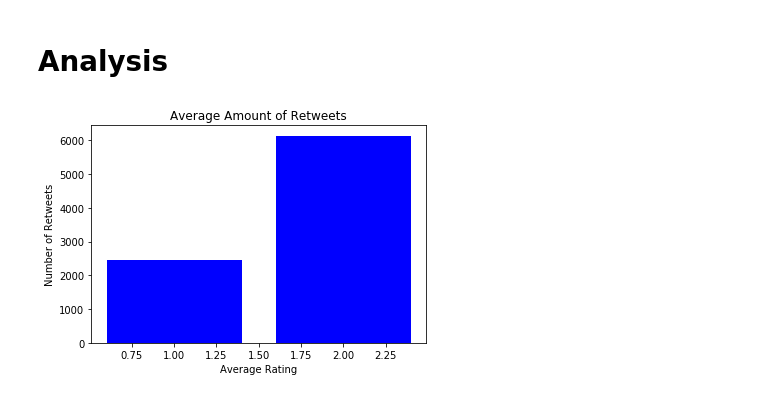
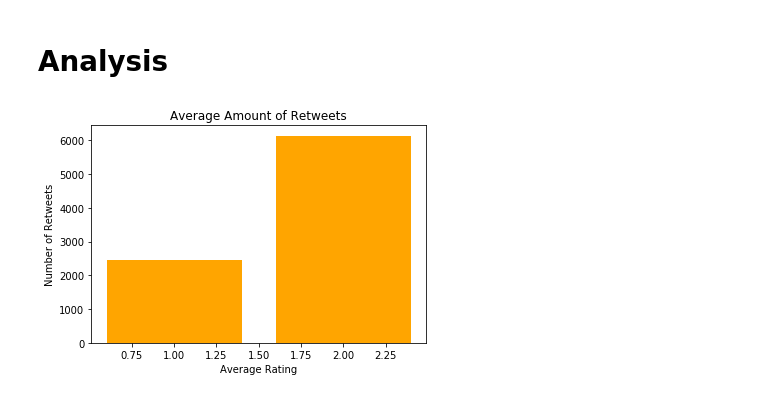
Before and after one commit to schoolkidrich/we_rate_dogs, a Jupyter notebook: we_rate_dogs.ipynb, the cells around one changed output. Drawn from its saved outputs; the diff is of its cells as text; code cells hidden in the pictures.

```diff
--- a/we_rate_dogs.ipynb
+++ b/we_rate_dogs.ipynb
@@ -302,12 +302,12 @@ low_rating = twitter[twitter['rating']< mean]
 high_rating = twitter[twitter['rating'] >= mean]
 # %%
 # Plot bar graph
-plt.bar([1,2],[low_rating.retweets.mean(),high_rating.retweets.mean()], color = 'b')
+plt.bar([1,2],[low_rating.retweets.mean(),high_rating.retweets.mean()], color = 'orange')
 plt.title("Average Amount of Retweets")
 plt.ylabel("Number of Retweets")
 plt.xlabel("Average Rating");
 # %% [output]
-[figure, old version]
+[figure, new version]
 # %%
 # Getting the average rating for each dog stage
 likes = []
```
Also changed, not shown: parts of 4 cells of this notebook.
